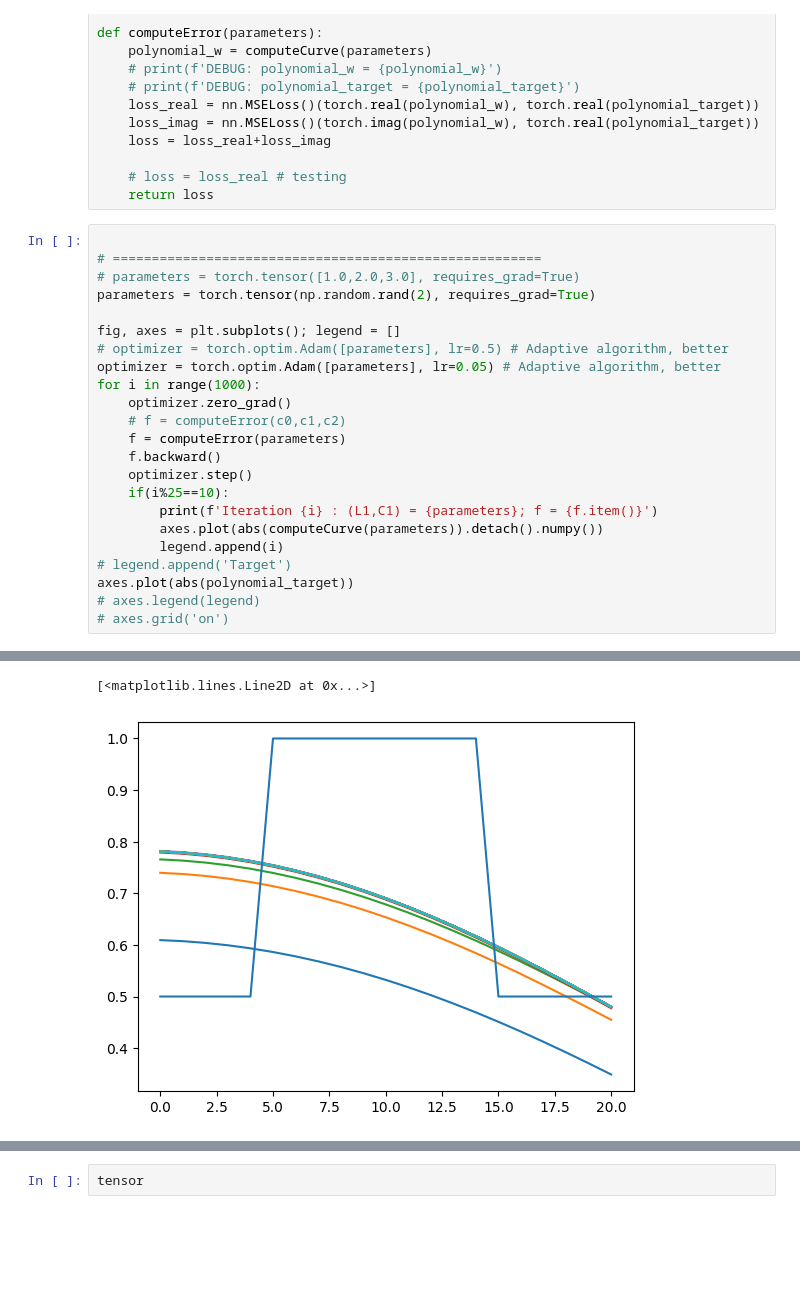
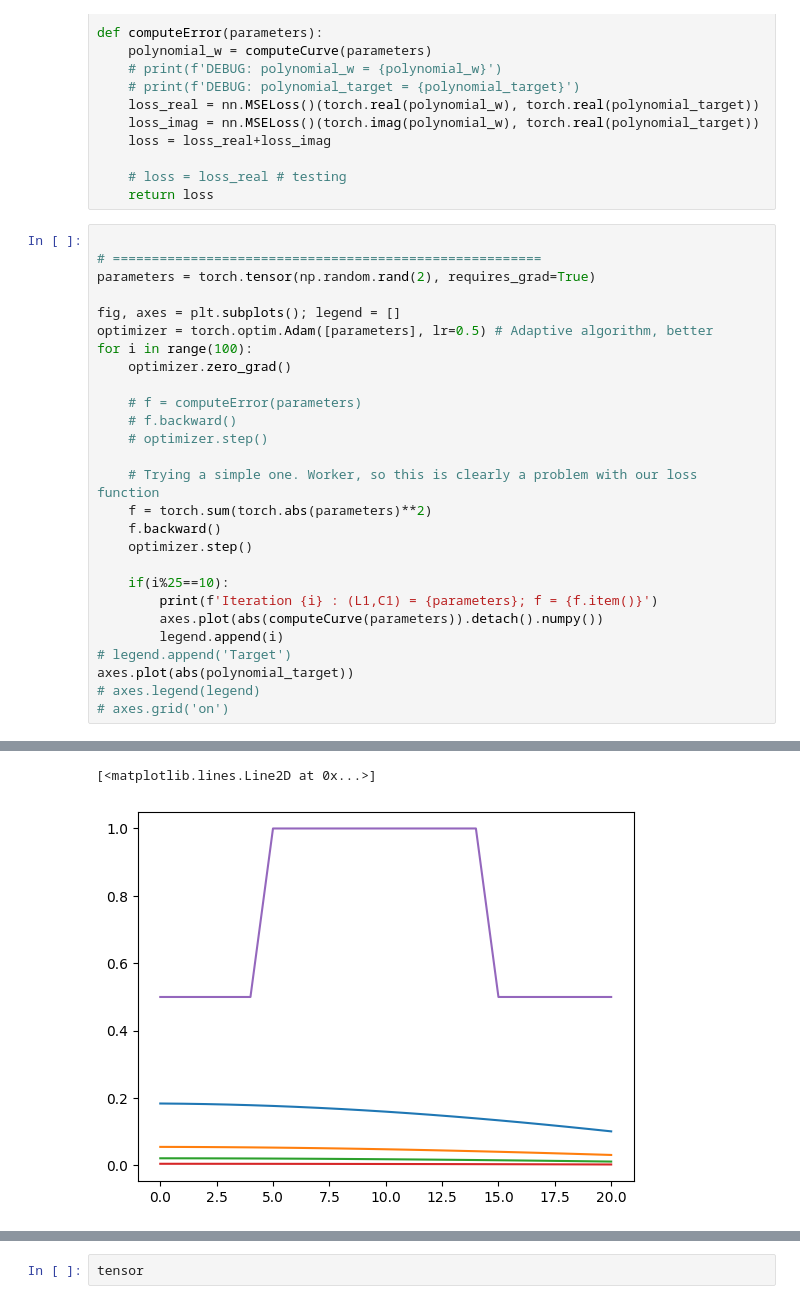
Before and after one commit to a-dag-a/sandbox__ML, a Jupyter notebook: autodiff/WIP.ipynb, the cells around one changed output, grey strips where cells are left out. Cells and saved outputs as stored; diff of their text form; blank space fills up the shorter version.

Commit message:
no parameter updates happening. This is found to be a problem with our loss function

```diff
--- a/autodiff/WIP.ipynb
+++ b/autodiff/WIP.ipynb
@@ -102,18 +102,22 @@ def computeError(parameters):
 # %%
 
 # =======================================================
-# parameters = torch.tensor([1.0,2.0,3.0], requires_grad=True)
 parameters = torch.tensor(np.random.rand(2), requires_grad=True)
 
 fig, axes = plt.subplots(); legend = []
-# optimizer = torch.optim.Adam([parameters], lr=0.5) # Adaptive algorithm, better
-optimizer = torch.optim.Adam([parameters], lr=0.05) # Adaptive algorithm, better
-for i in range(1000):
+optimizer = torch.optim.Adam([parameters], lr=0.5) # Adaptive algorithm, better
+for i in range(100):
     optimizer.zero_grad()
-    # f = computeError(c0,c1,c2)
-    f = computeError(parameters)
+
+    # f = computeError(parameters)
+    # f.backward()
+    # optimizer.step()
+
+    # Trying a simple one. Worker, so this is clearly a problem with our loss function
+    f = torch.sum(torch.abs(parameters)**2)
     f.backward()
     optimizer.step()
+
     if(i%25==10):
         print(f'Iteration {i} : (L1,C1) = {parameters}; f = {f.item()}')
         axes.plot(abs(computeCurve(parameters)).detach().numpy())
@@ -143,5 +134,5 @@ Iteration 985 : (L1,C1) = tensor([0.2556, 0.5263], dtype=torch.float64, requires
 [<matplotlib.lines.Line2D at 0x...>]
-[figure, old version]
+[figure, new version]
 # %%
 import torch
 import torch.optim as optim
```
Also changed, not shown: parts of 2 cells of this notebook.
